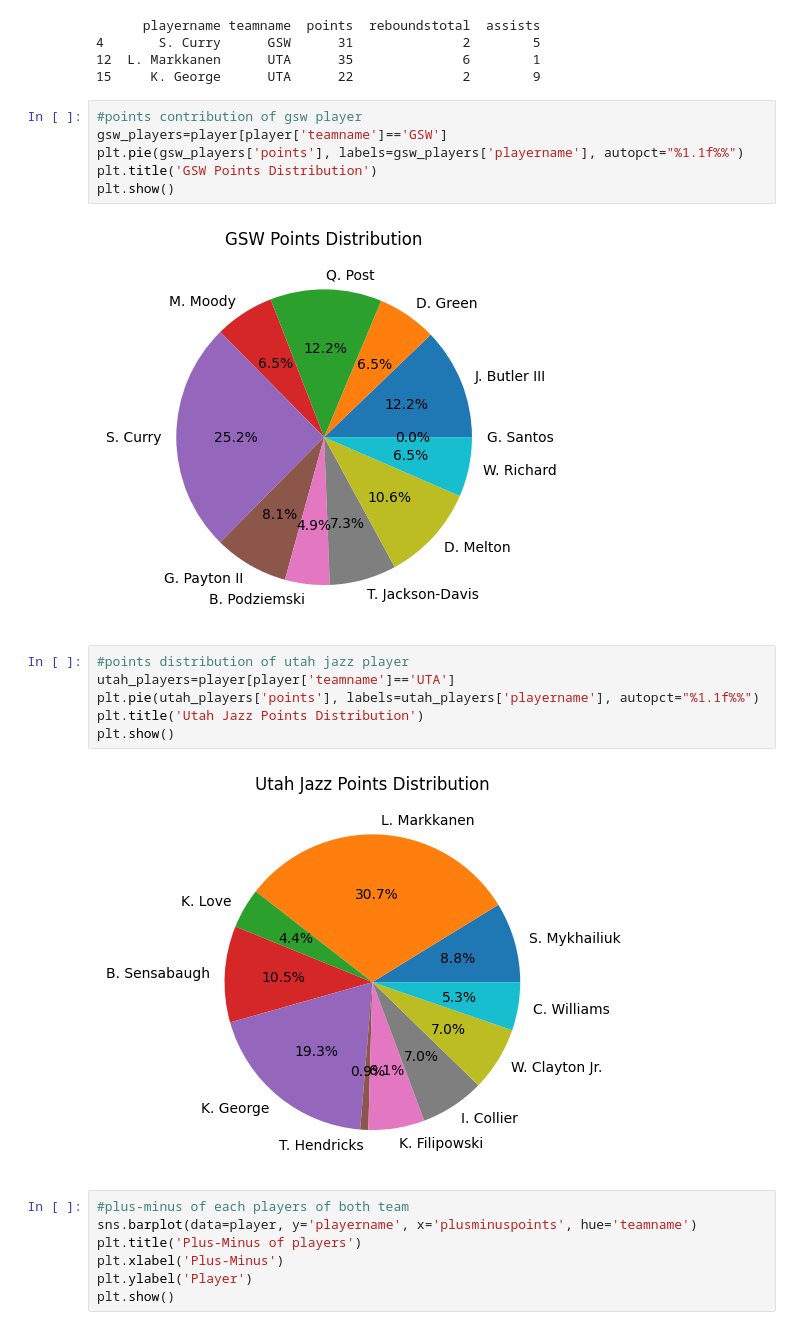
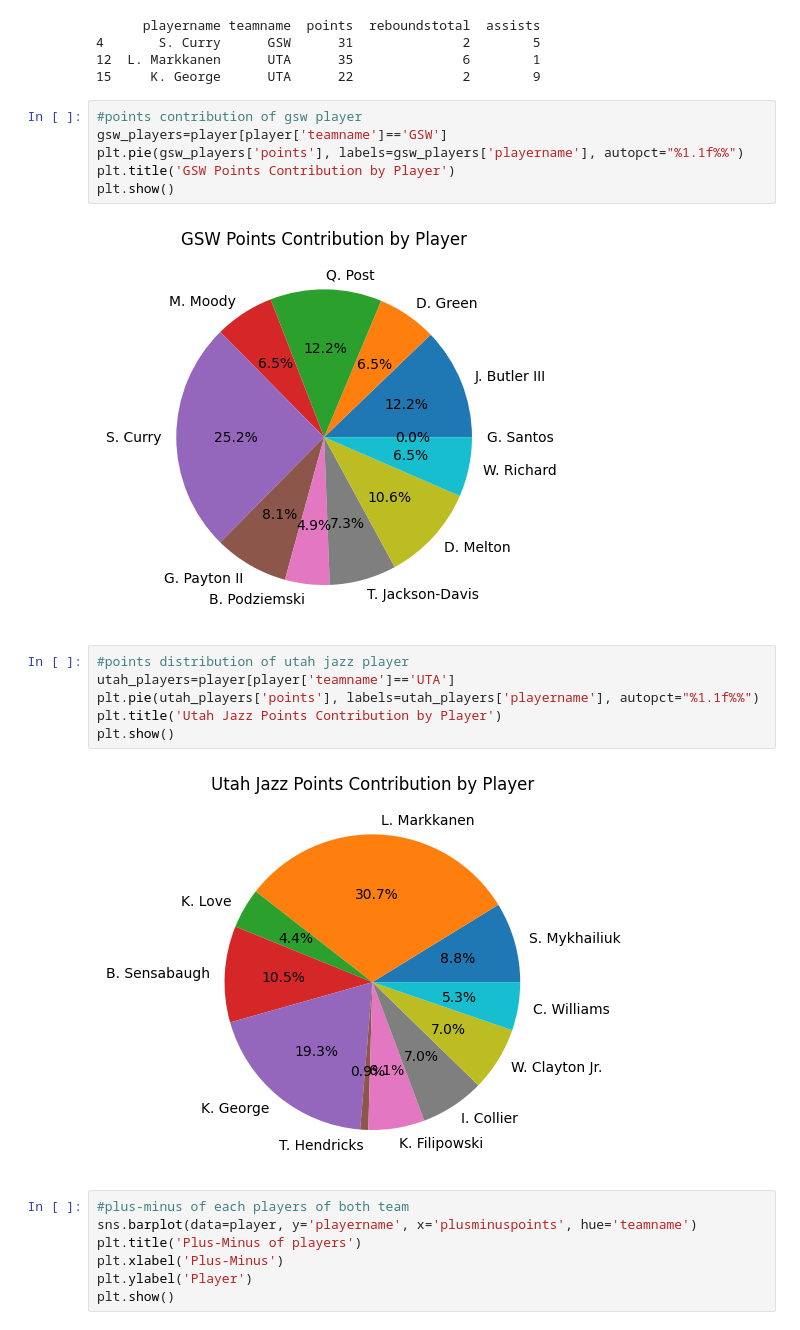
Before and after one commit to biiipin/analysis_nbagame, a Jupyter notebook: data_analysis.ipynb, the cells around one changed output. Saved outputs shown, nothing was run; the diff lists cells and outputs as text.

```diff
--- a/data_analysis.ipynb
+++ b/data_analysis.ipynb
@@ -218,18 +234,18 @@ print(top_perfromance[['playername','teamname','points','reboundstotal','assists
 #points contribution of gsw player
 gsw_players=player[player['teamname']=='GSW']
 plt.pie(gsw_players['points'], labels=gsw_players['playername'], autopct="%1.1f%%")
-plt.title('GSW Points Distribution')
+plt.title('GSW Points Contribution by Player')
 plt.show()
 # %% [output]
-[figure, old version]
+[figure, new version]
 # %%
 #points distribution of utah jazz player
 utah_players=player[player['teamname']=='UTA']
 plt.pie(utah_players['points'], labels=utah_players['playername'], autopct="%1.1f%%")
-plt.title('Utah Jazz Points Distribution')
+plt.title('Utah Jazz Points Contribution by Player')
 plt.show()
 # %% [output]
-[figure, old version]
+[figure, new version]
 # %%
 #plus-minus of each players of both team
 sns.barplot(data=player, y='playername', x='plusminuspoints', hue='teamname')
```
Also changed, not shown: parts of 2 cells of this notebook.
